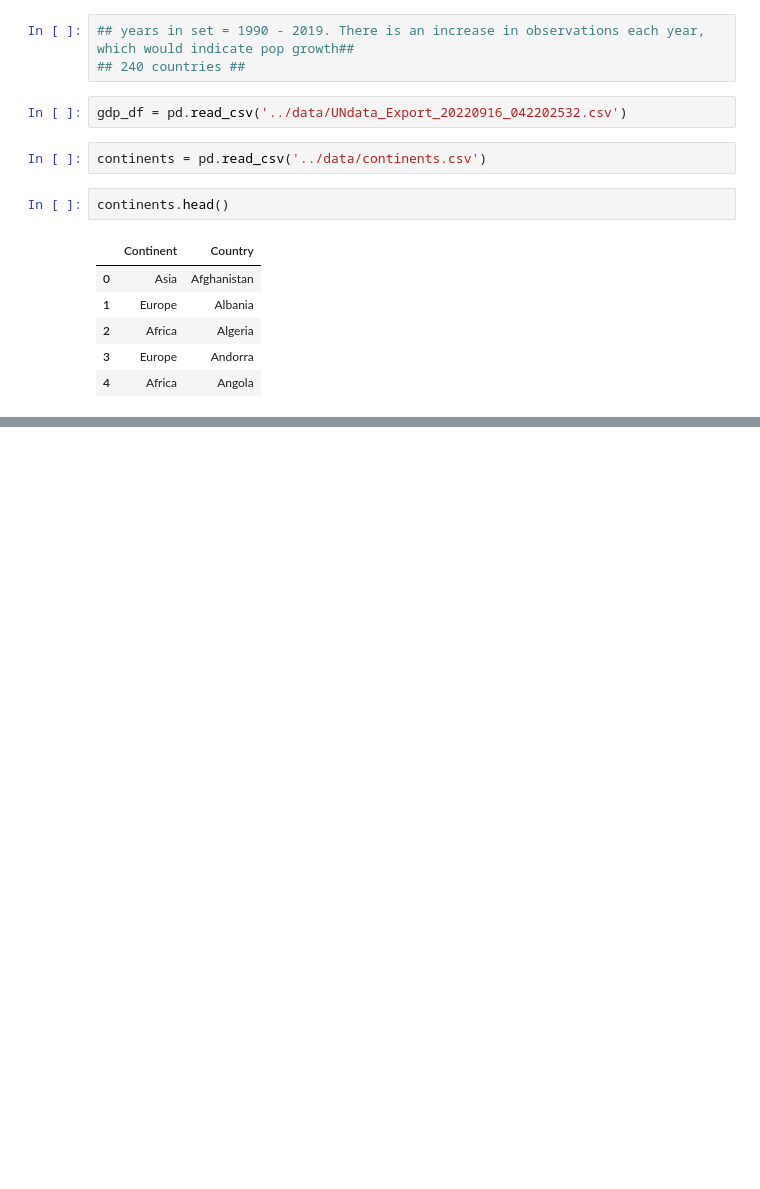
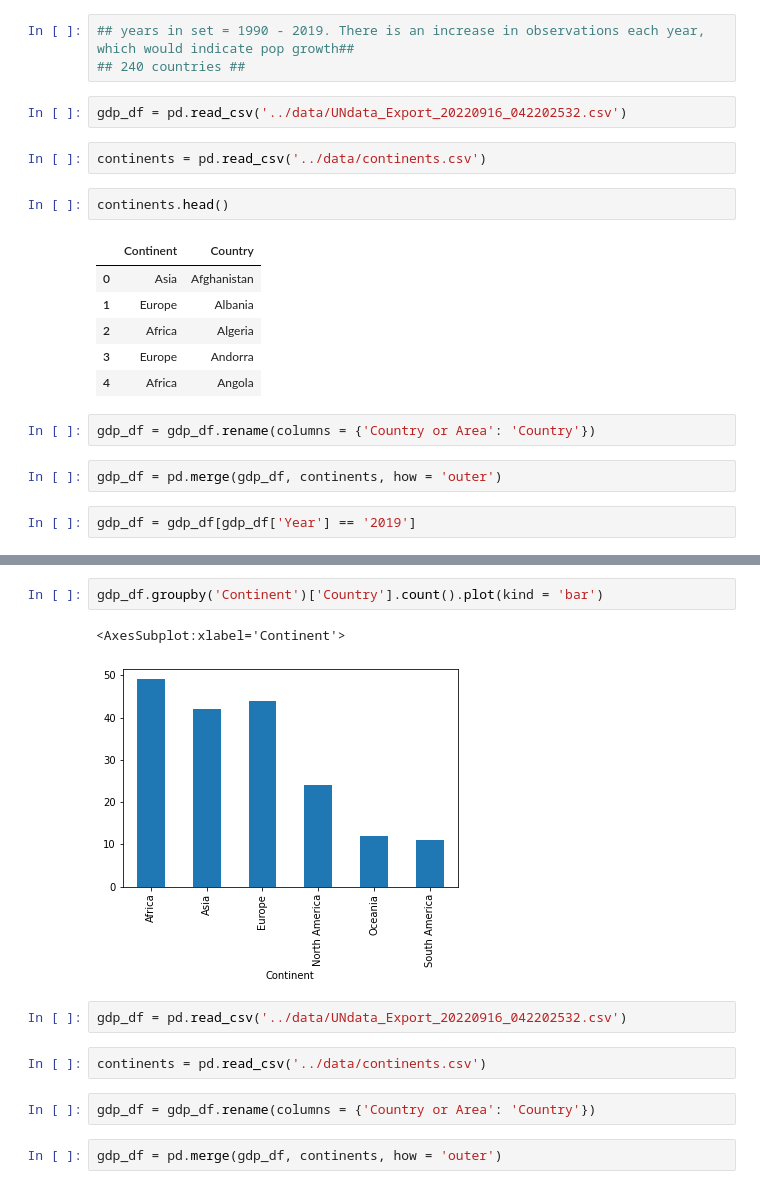
Before and after one commit to nss-data-science-cohort-6/un_data_question-tjsimpson524, a Jupyter notebook: notebooks/UN_Data_Exploration.ipynb, the cells around one changed output, grey strips where cells are left out. Drawn from its saved outputs; the diff is of its cells as text; blank space fills up the shorter version.

```diff
--- a/notebooks/UN_Data_Exploration.ipynb
+++ b/notebooks/UN_Data_Exploration.ipynb
@@ -295,3 +274,9 @@ continents.head()
 | 2 | Africa | Algeria |
 | 3 | Europe | Andorra |
 | 4 | Africa | Angola |
+# %%
+gdp_df = gdp_df.rename(columns = {'Country or Area': 'Country'})
+# %%
+gdp_df = pd.merge(gdp_df, continents, how = 'outer')
+# %%
+gdp_df = gdp_df[gdp_df['Year'] == '2019']
@@ -297,0 +294,13 @@ continents.head()
+# %%
+gdp_df.groupby('Continent')['Country'].count().plot(kind = 'bar')
+# %% [output]
+<AxesSubplot:xlabel='Continent'>
+[figure, added]
+# %%
+gdp_df = pd.read_csv('../data/UNdata_Export_20220916_042202532.csv')
+# %%
+continents = pd.read_csv('../data/continents.csv')
+# %%
+gdp_df = gdp_df.rename(columns = {'Country or Area': 'Country'})
+# %%
+gdp_df = pd.merge(gdp_df, continents, how = 'outer')
```
Also changed, not shown: parts of 24 cells of this notebook.
